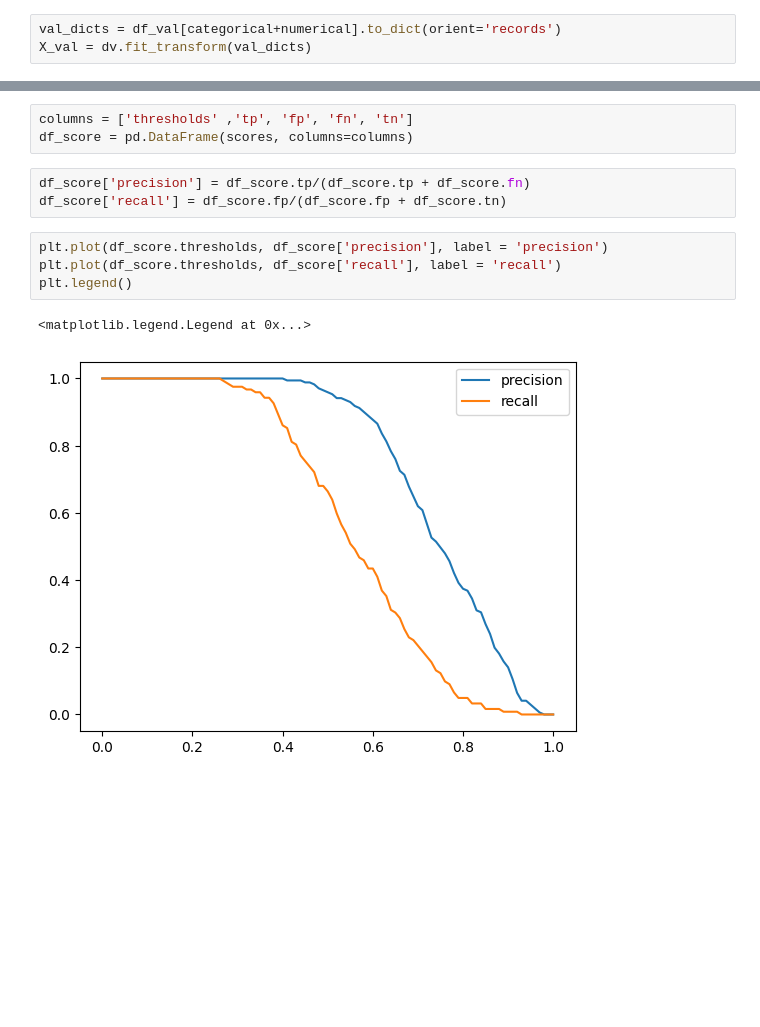
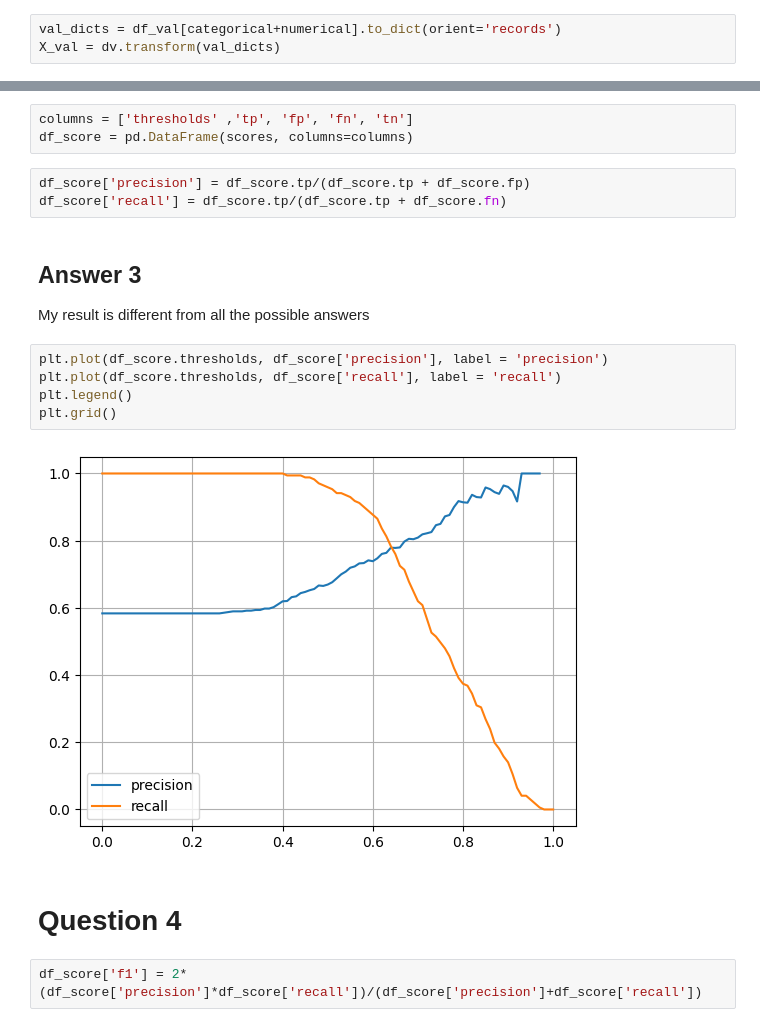
Before and after one commit to paccale/machine-learning-zoomcamp-homework, a Jupyter notebook: 04_Evaluation/Evaluation.ipynb, the cells around one changed output, grey strips where cells are left out. Saved outputs shown, nothing was run; the diff lists cells and outputs as text; blank space fills up the shorter version.

```diff
--- a/04_Evaluation/Evaluation.ipynb
+++ b/04_Evaluation/Evaluation.ipynb
@@ -134,7 +132,7 @@ dv = DictVectorizer(sparse=False)
 X_train = dv.fit_transform(train_dicts)
 # %%
 val_dicts = df_val[categorical+numerical].to_dict(orient='records')
-X_val = dv.fit_transform(val_dicts)
+X_val = dv.transform(val_dicts)
 # %%
 model = LogisticRegression(solver='liblinear', C=1.0, max_iter=1000)
 # %%
@@ -174,12 +172,19 @@ for t in thresholds:
 columns = ['thresholds' ,'tp', 'fp', 'fn', 'tn']
 df_score = pd.DataFrame(scores, columns=columns)
 # %%
-df_score['precision'] = df_score.tp/(df_score.tp + df_score.fn)
-df_score['recall'] = df_score.fp/(df_score.fp + df_score.tn)
+df_score['precision'] = df_score.tp/(df_score.tp + df_score.fp)
+df_score['recall'] = df_score.tp/(df_score.tp + df_score.fn)
+# %% [markdown]
+## Answer 3
+My result is different from all the possible answers
 # %%
 plt.plot(df_score.thresholds, df_score['precision'], label = 'precision')
 plt.plot(df_score.thresholds, df_score['recall'], label = 'recall')
 plt.legend()
+plt.grid()
 # %% [output]
-<matplotlib.legend.Legend at 0x...>
-[figure, old version]
+[figure, new version]
+# %% [markdown]
+# Question 4
+# %%
+df_score['f1'] = 2*(df_score['precision']*df_score['recall'])/(df_score['precision']+df_score['recall'])
```
Also changed, not shown: parts of 17 cells of this notebook.
